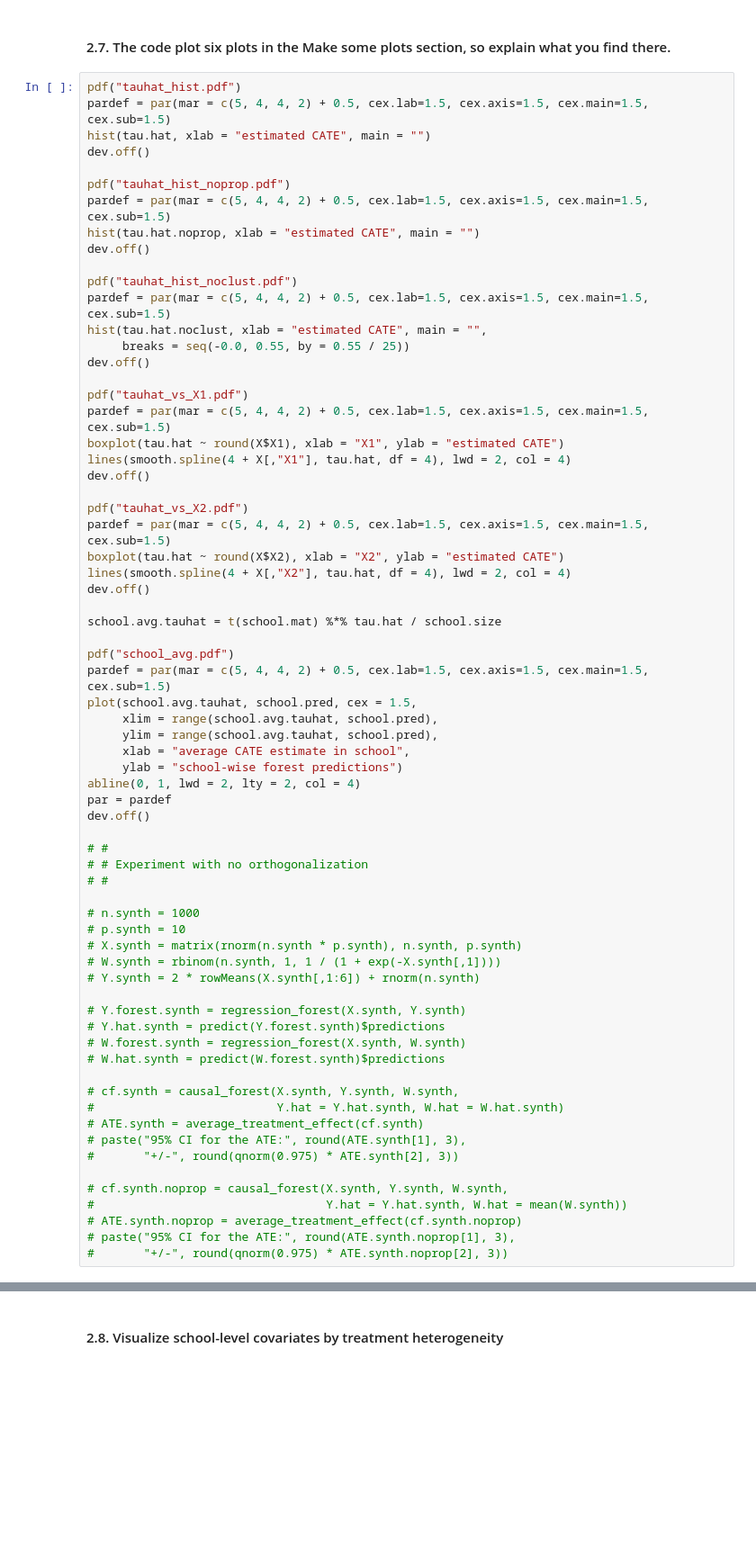
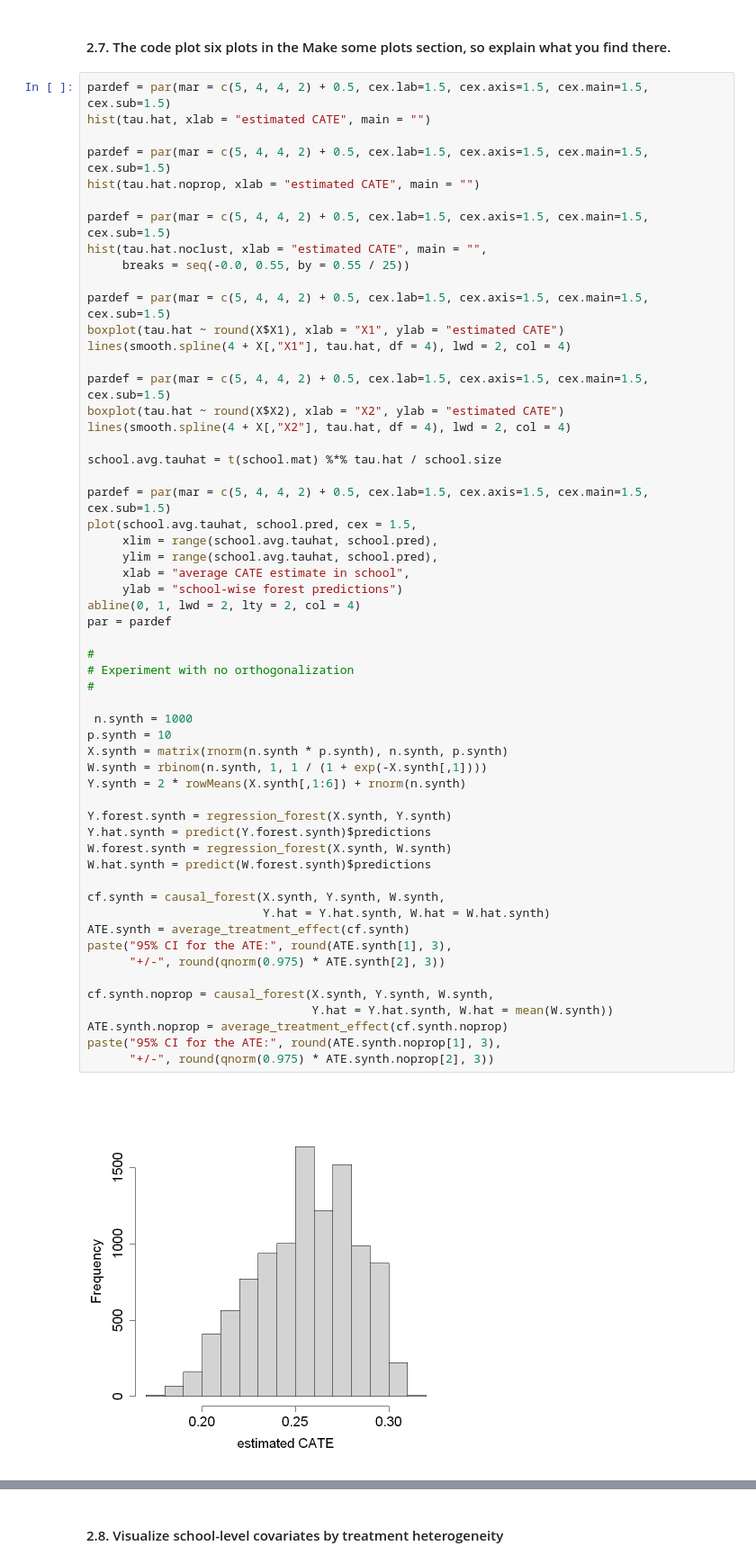
Before and after one commit to d2cml-ai/CausalAI-Course, a Jupyter notebook: labs/replication_4/lab4_group3_r.ipynb, the cells around one changed output, grey strips where cells are left out. Shown at 90% size. Drawn from its saved outputs; the diff is of its cells as text; blank space fills up the shorter version.

```diff
--- a/labs/replication_4/lab4_group3_r.ipynb
+++ b/labs/replication_4/lab4_group3_r.ipynb
@@ -423,70 +456,60 @@ coeftest(lm(school.score ~ ., data = school.DF), vcov = vcovHC)
 # %% [markdown]
 #### 2.7. The code plot six plots in the Make some plots section, so explain what you find there.
 # %%
-pdf("tauhat_hist.pdf")
 pardef = par(mar = c(5, 4, 4, 2) + 0.5, cex.lab=1.5, cex.axis=1.5, cex.main=1.5, cex.sub=1.5)
 hist(tau.hat, xlab = "estimated CATE", main = "")
-dev.off()
 
-pdf("tauhat_hist_noprop.pdf")
 pardef = par(mar = c(5, 4, 4, 2) + 0.5, cex.lab=1.5, cex.axis=1.5, cex.main=1.5, cex.sub=1.5)
 hist(tau.hat.noprop, xlab = "estimated CATE", main = "")
-dev.off()
 
-pdf("tauhat_hist_noclust.pdf")
 pardef = par(mar = c(5, 4, 4, 2) + 0.5, cex.lab=1.5, cex.axis=1.5, cex.main=1.5, cex.sub=1.5)
 hist(tau.hat.noclust, xlab = "estimated CATE", main = "",
      breaks = seq(-0.0, 0.55, by = 0.55 / 25))
-dev.off()
 
-pdf("tauhat_vs_X1.pdf")
 pardef = par(mar = c(5, 4, 4, 2) + 0.5, cex.lab=1.5, cex.axis=1.5, cex.main=1.5, cex.sub=1.5)
 boxplot(tau.hat ~ round(X$X1), xlab = "X1", ylab = "estimated CATE")
 lines(smooth.spline(4 + X[,"X1"], tau.hat, df = 4), lwd = 2, col = 4)
-dev.off()
 
-pdf("tauhat_vs_X2.pdf")
 pardef = par(mar = c(5, 4, 4, 2) + 0.5, cex.lab=1.5, cex.axis=1.5, cex.main=1.5, cex.sub=1.5)
 boxplot(tau.hat ~ round(X$X2), xlab = "X2", ylab = "estimated CATE")
 lines(smooth.spline(4 + X[,"X2"], tau.hat, df = 4), lwd = 2, col = 4)
-dev.off()
 
 school.avg.tauhat = t(school.mat) %*% tau.hat / school.size
 
-pdf("school_avg.pdf")
 pardef = par(mar = c(5, 4, 4, 2) + 0.5, cex.lab=1.5, cex.axis=1.5, cex.main=1.5, cex.sub=1.5)
 plot(school.avg.tauhat, school.pred, cex = 1.5,
      xlim = range(school.avg.tauhat, school.pred),
      ylim = range(school.avg.tauhat, school.pred),
      xlab = "average CATE estimate in school",
      ylab = "school-wise forest predictions")
 abline(0, 1, lwd = 2, lty = 2, col = 4)
 par = pardef
-dev.off()
 
-# #
-# # Experiment with no orthogonalization
-# #
+#
+# Experiment with no orthogonalization
+#
 
-# n.synth = 1000
-# p.synth = 10
-# X.synth = matrix(rnorm(n.synth * p.synth), n.synth, p.synth)
-# W.synth = rbinom(n.synth, 1, 1 / (1 + exp(-X.synth[,1])))
-# Y.synth = 2 * rowMeans(X.synth[,1:6]) + rnorm(n.synth)
+ n.synth = 1000
+p.synth = 10
+X.synth = matrix(rnorm(n.synth * p.synth), n.synth, p.synth)
+W.synth = rbinom(n.synth, 1, 1 / (1 + exp(-X.synth[,1])))
+Y.synth = 2 * rowMeans(X.synth[,1:6]) + rnorm(n.synth)
 
-# Y.forest.synth = regression_forest(X.synth, Y.synth)
-# Y.hat.synth = predict(Y.forest.synth)$predictions
-# W.forest.synth = regression_forest(X.synth, W.synth)
-# W.hat.synth = predict(W.forest.synth)$predictions
+Y.forest.synth = regression_forest(X.synth, Y.synth)
+Y.hat.synth = predict(Y.forest.synth)$predictions
+W.forest.synth = regression_forest(X.synth, W.synth)
+W.hat.synth = predict(W.forest.synth)$predictions
 
-# cf.synth = causal_forest(X.synth, Y.synth, W.synth,
-#                          Y.hat = Y.hat.synth, W.hat = W.hat.synth)
-# ATE.synth = average_treatment_effect(cf.synth)
-# paste("95% CI for the ATE:", round(ATE.synth[1], 3),
-#       "+/-", round(qnorm(0.975) * ATE.synth[2], 3))
+cf.synth = causal_forest(X.synth, Y.synth, W.synth,
+                         Y.hat = Y.hat.synth, W.hat = W.hat.synth)
+ATE.synth = average_treatment_effect(cf.synth)
+paste("95% CI for the ATE:", round(ATE.synth[1], 3),
+      "+/-", round(qnorm(0.975) * ATE.synth[2], 3))
 
-# cf.synth.noprop = causal_forest(X.synth, Y.synth, W.synth,
-#                                 Y.hat = Y.hat.synth, W.hat = mean(W.synth))
-# ATE.synth.noprop = average_treatment_effect(cf.synth.noprop)
-# paste("95% CI for the ATE:", round(ATE.synth.noprop[1], 3),
-#       "+/-", round(qnorm(0.975) * ATE.synth.noprop[2], 3))
+cf.synth.noprop = causal_forest(X.synth, Y.synth, W.synth,
+                                Y.hat = Y.hat.synth, W.hat = mean(W.synth))
+ATE.synth.noprop = average_treatment_effect(cf.synth.noprop)
+paste("95% CI for the ATE:", round(ATE.synth.noprop[1], 3),
+      "+/-", round(qnorm(0.975) * ATE.synth.noprop[2], 3))
+# %% [output]
+[figure, added]
```
Also changed, not shown: parts of 11 cells of this notebook.
